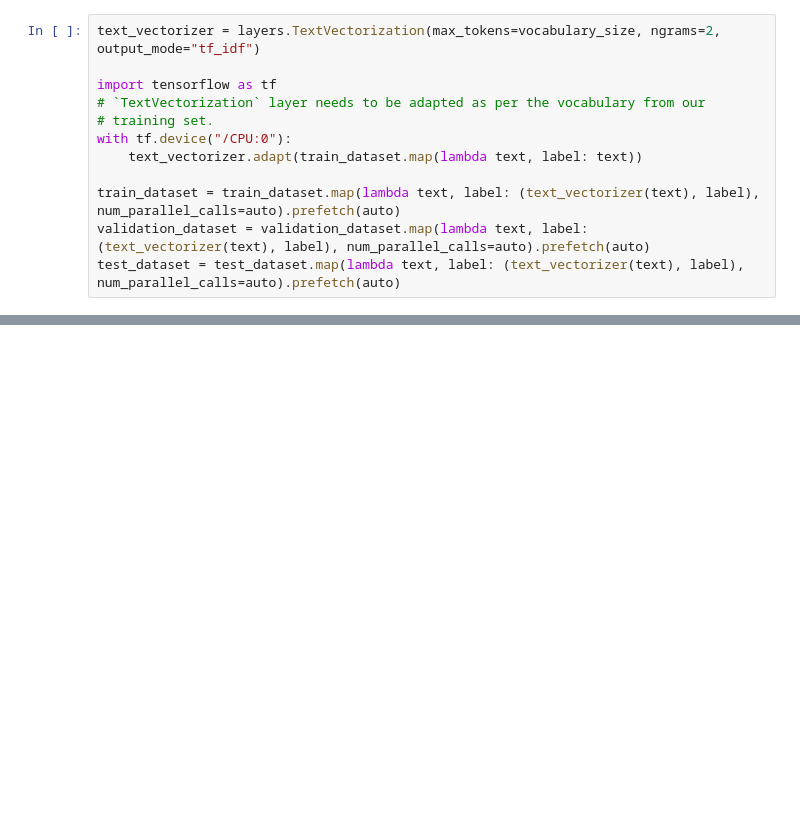
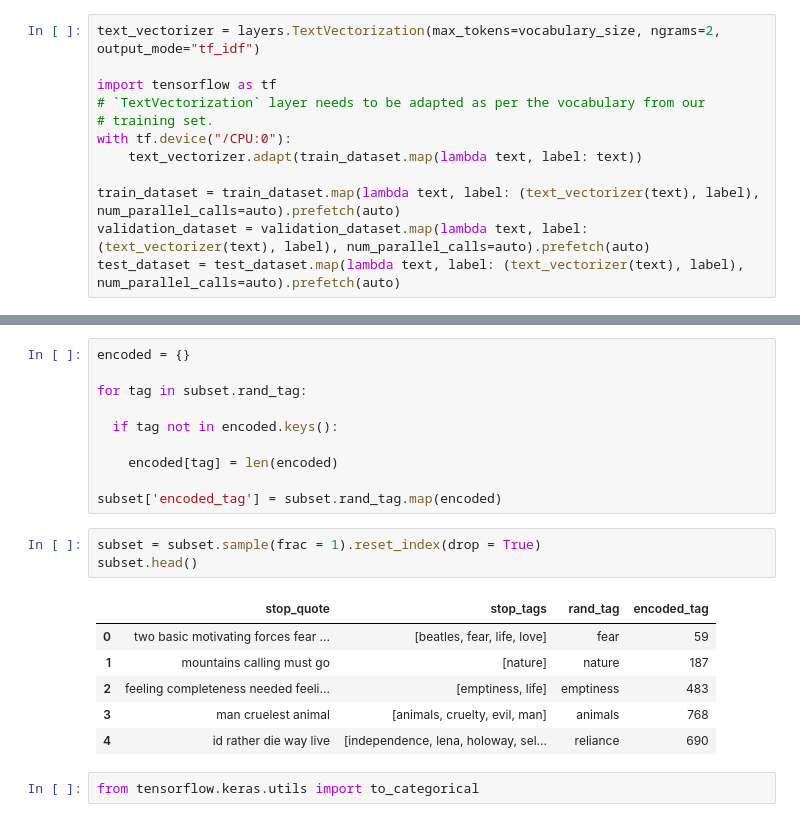
Before and after one commit to gprasad125/lign167_finalproject, a Jupyter notebook: Copy_of_Project_Tester.ipynb, the cells around one changed output, grey strips where cells are left out. Cells and saved outputs as stored; diff of their text form; blank space fills up the shorter version.

```diff
--- a/Copy_of_Project_Tester.ipynb
+++ b/Copy_of_Project_Tester.ipynb
@@ -537,0 +549,22 @@ plot_result("categorical_accuracy")
+# %%
+encoded = {}
+
+for tag in subset.rand_tag:
+
+  if tag not in encoded.keys():
+
+    encoded[tag] = len(encoded)
+
+subset['encoded_tag'] = subset.rand_tag.map(encoded)
+# %%
+subset = subset.sample(frac = 1).reset_index(drop = True)
+subset.head()
+# %% [output]
+|  | stop_quote | stop_tags | rand_tag | encoded_tag |
+| 0 | two basic motivating forces fear ... | [beatles, fear, life, love] | fear | 59 |
+| 1 | mountains calling must go | [nature] | nature | 187 |
+| 2 | feeling completeness needed feeli... | [emptiness, life] | emptiness | 483 |
+| 3 | man cruelest animal | [animals, cruelty, evil, man] | animals | 768 |
+| 4 | id rather die way live | [independence, lena, holoway, sel... | reliance | 690 |
+# %%
+from tensorflow.keras.utils import to_categorical
```
Also changed, not shown: parts of 32 cells of this notebook.
